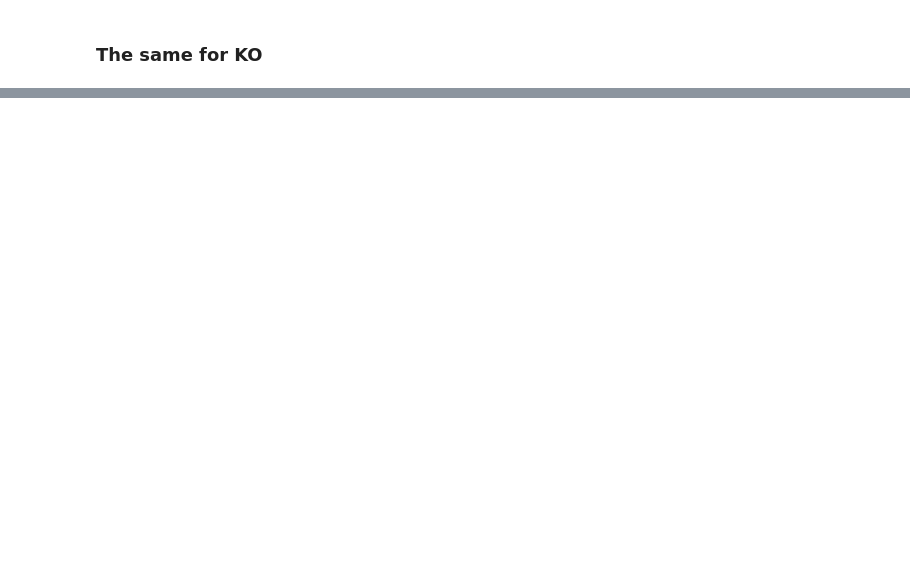
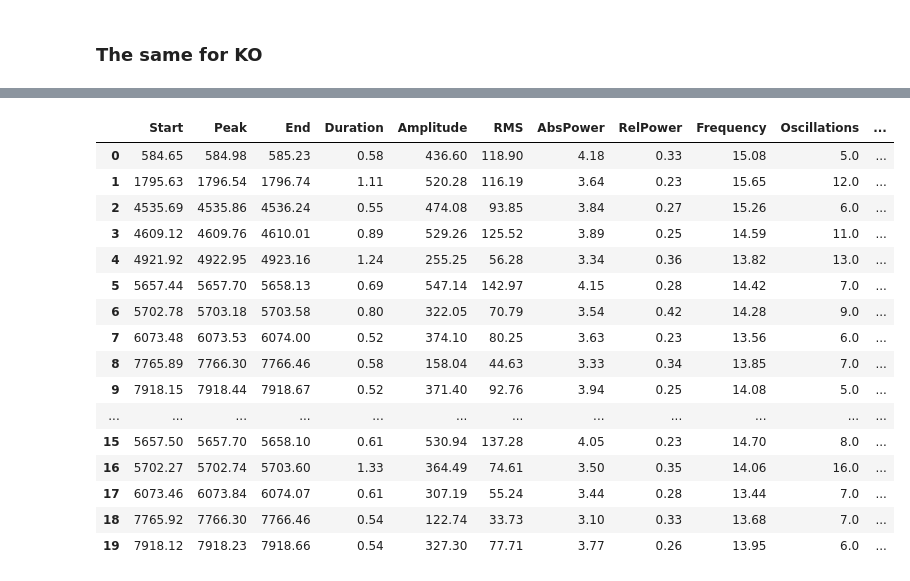
Before and after one commit to agonzal2/EEG_Coherence, a Jupyter notebook: spindles_in_syngap.ipynb, the cells around one changed output, grey strips where cells are left out. Drawn from its saved outputs; the diff is of its cells as text; code cells hidden in the pictures; blank space fills up the shorter version.

```diff
--- a/spindles_in_syngap.ipynb
+++ b/spindles_in_syngap.ipynb
@@ -648,0 +613,40 @@ all_spindles.round(3)
+# %%
+sp_per_animal_KO = []
+files_per_animal_KO = []
+seconds_animal_KO = []
+sp_per_animal_KO.append(sp_per_recording_KO[1] + sp_per_recording_KO[2])
+files_per_animal_KO.append(l_xls_files_KO[1] + l_xls_files_KO[2])
+seconds_animal_KO.append(total_seconds_KO[1] + total_seconds_KO[2])
+sp_per_animal_KO.append(sp_per_recording_KO[3])
+files_per_animal_KO.append(l_xls_files_KO[3])
+seconds_animal_KO.append(total_seconds_KO[3])
+sp_per_animal_KO.append(sp_per_recording_KO[4])
+files_per_animal_KO.append(l_xls_files_KO[4])
+seconds_animal_KO.append(total_seconds_KO[4])
+sp_per_animal_KO.append(sp_per_recording_KO[5] + sp_per_recording_KO[6])
+files_per_animal_KO.append(l_xls_files_KO[5] + l_xls_files_KO[6])
+seconds_animal_KO.append(total_seconds_KO[5] + total_seconds_KO[6])
+sp_per_animal_KO.append(sp_per_recording_KO[7] + sp_per_recording_KO[8])
+files_per_animal_KO.append(l_xls_files_KO[7] + l_xls_files_KO[8])
+seconds_animal_KO.append(total_seconds_KO[7] + total_seconds_KO[8])
+sp_per_animal_KO.append(sp_per_recording_KO[0] + sp_per_recording_KO[9] + sp_per_recording_KO[10])
+files_per_animal_KO.append(l_xls_files_KO[0] + l_xls_files_KO[9] + l_xls_files_KO[10])
+seconds_animal_KO.append(total_seconds_KO[0] + total_seconds_KO[9]  + total_seconds_KO[10])
+sp_per_animal_KO.append(sp_per_recording_KO[11] + sp_per_recording_KO[12])
+files_per_animal_KO.append(l_xls_files_KO[11] + l_xls_files_KO[12])
+seconds_animal_KO.append(total_seconds_KO[11] + total_seconds_KO[12])
+sp_per_animal_KO.append(sp_per_recording_KO[13] + sp_per_recording_KO[14])
+files_per_animal_KO.append(l_xls_files_KO[13] + l_xls_files_KO[14])
+seconds_animal_KO.append(total_seconds_KO[13] + total_seconds_KO[14])
+sp_per_animal_KO.append(sp_per_recording_KO[15] + sp_per_recording_KO[16] + sp_per_recording_KO[17])
+files_per_animal_KO.append(l_xls_files_KO[15] + l_xls_files_KO[16] + l_xls_files_KO[17])
+seconds_animal_KO.append(total_seconds_KO[15] + total_seconds_KO[16]  + total_seconds_KO[17])
+sp_per_animal_KO.append(sp_per_recording_KO[18] + sp_per_recording_KO[19])
+files_per_animal_KO.append(l_xls_files_KO[18] + l_xls_files_KO[19])
+seconds_animal_KO.append(total_seconds_KO[18] + total_seconds_KO[19])
+sp_per_animal_KO.append(sp_per_recording_KO[20] + sp_per_recording_KO[21])
+files_per_animal_KO.append(l_xls_files_KO[20] + l_xls_files_KO[21])
+seconds_animal_KO.append(total_seconds_KO[20] + total_seconds_KO[21])
+sp_per_animal_KO.append(sp_per_recording_KO[22] + sp_per_recording_KO[23])
+files_per_animal_KO.append(l_xls_files_KO[22] + l_xls_files_KO[23])
+seconds_animal_KO.append(total_seconds_KO[22] + total_seconds_KO[23])
@@ -648,0 +711,20 @@ all_spindles.round(3)
+# %%
+sp_per_animal_KO[0][0].summary().round(2)
+# %% [output]
+|  | Start | Peak | End | Duration | Amplitude | RMS | AbsPower | RelPower | Frequency | Oscillations | ... |
+| 0 | 584.65 | 584.98 | 585.23 | 0.58 | 436.60 | 118.90 | 4.18 | 0.33 | 15.08 | 5.0 | ... |
+| 1 | 1795.63 | 1796.54 | 1796.74 | 1.11 | 520.28 | 116.19 | 3.64 | 0.23 | 15.65 | 12.0 | ... |
+| 2 | 4535.69 | 4535.86 | 4536.24 | 0.55 | 474.08 | 93.85 | 3.84 | 0.27 | 15.26 | 6.0 | ... |
+| 3 | 4609.12 | 4609.76 | 4610.01 | 0.89 | 529.26 | 125.52 | 3.89 | 0.25 | 14.59 | 11.0 | ... |
+| 4 | 4921.92 | 4922.95 | 4923.16 | 1.24 | 255.25 | 56.28 | 3.34 | 0.36 | 13.82 | 13.0 | ... |
+| 5 | 5657.44 | 5657.70 | 5658.13 | 0.69 | 547.14 | 142.97 | 4.15 | 0.28 | 14.42 | 7.0 | ... |
+| 6 | 5702.78 | 5703.18 | 5703.58 | 0.80 | 322.05 | 70.79 | 3.54 | 0.42 | 14.28 | 9.0 | ... |
+| 7 | 6073.48 | 6073.53 | 6074.00 | 0.52 | 374.10 | 80.25 | 3.63 | 0.23 | 13.56 | 6.0 | ... |
+| 8 | 7765.89 | 7766.30 | 7766.46 | 0.58 | 158.04 | 44.63 | 3.33 | 0.34 | 13.85 | 7.0 | ... |
+| 9 | 7918.15 | 7918.44 | 7918.67 | 0.52 | 371.40 | 92.76 | 3.94 | 0.25 | 14.08 | 5.0 | ... |
+| ... | ... | ... | ... | ... | ... | ... | ... | ... | ... | ... | ... |
+| 15 | 5657.50 | 5657.70 | 5658.10 | 0.61 | 530.94 | 137.28 | 4.05 | 0.23 | 14.70 | 8.0 | ... |
+| 16 | 5702.27 | 5702.74 | 5703.60 | 1.33 | 364.49 | 74.61 | 3.50 | 0.35 | 14.06 | 16.0 | ... |
+| 17 | 6073.46 | 6073.84 | 6074.07 | 0.61 | 307.19 | 55.24 | 3.44 | 0.28 | 13.44 | 7.0 | ... |
+| 18 | 7765.92 | 7766.30 | 7766.46 | 0.54 | 122.74 | 33.73 | 3.10 | 0.33 | 13.68 | 7.0 | ... |
+| 19 | 7918.12 | 7918.23 | 7918.66 | 0.54 | 327.30 | 77.71 | 3.77 | 0.26 | 13.95 | 6.0 | ... |
```
Also changed, not shown: parts of 43 cells of this notebook.
